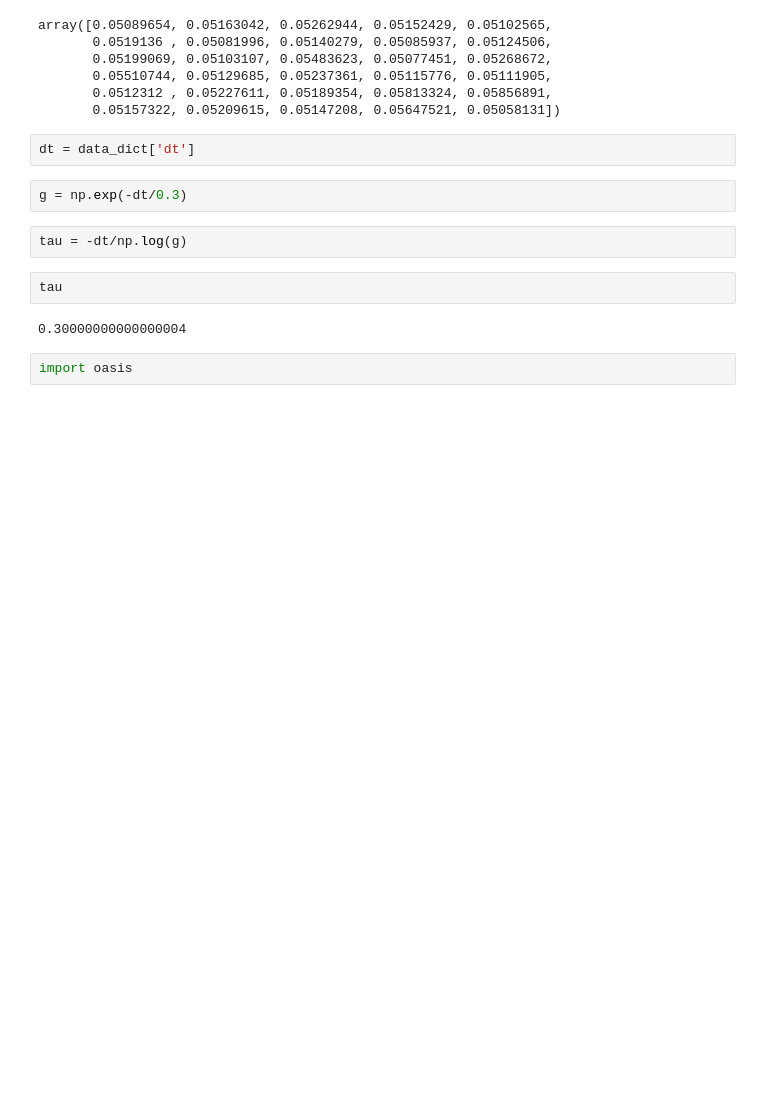
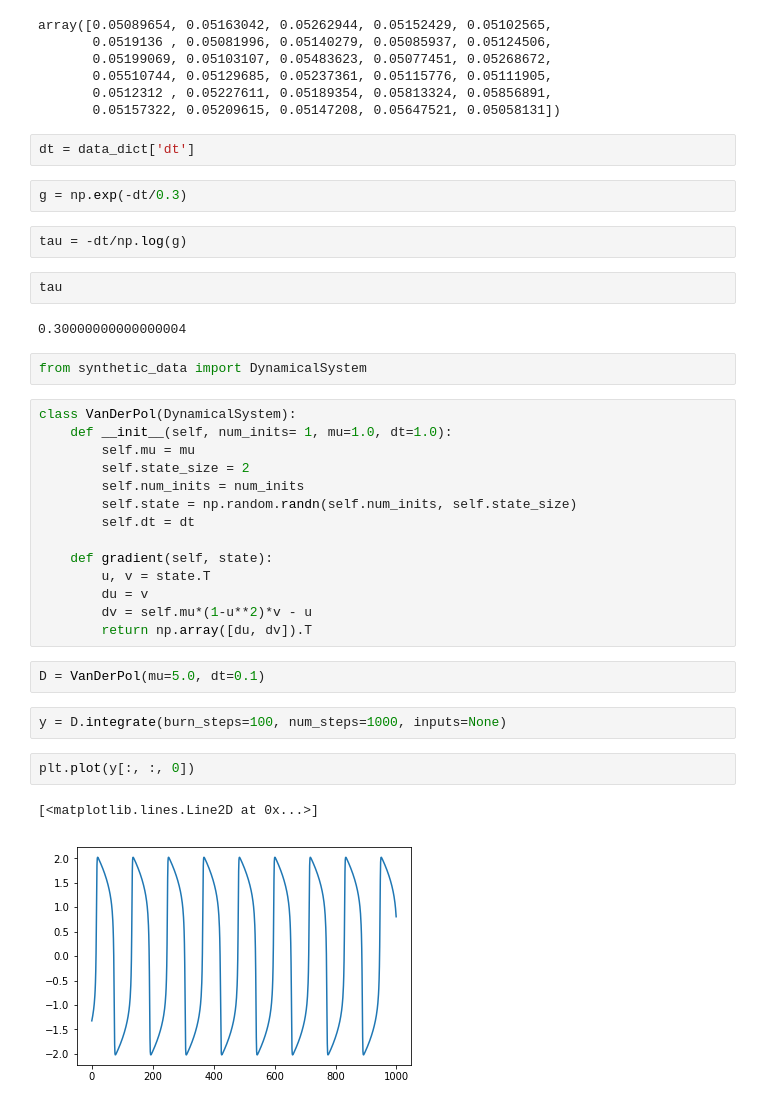
Before and after one commit to lyprince/hierarchical_lfads, a Jupyter notebook: synthetic_data.ipynb, the cells around one changed output. Saved outputs shown, nothing was run; the diff lists cells and outputs as text; blank space fills up the shorter version.

```diff
--- a/synthetic_data.ipynb
+++ b/synthetic_data.ipynb
@@ -327,5 +331,28 @@ tau = -dt/np.log(g)
 tau
 # %% [output]
 0.30000000000000004
-# %%
-import oasis
+# %%
+from synthetic_data import DynamicalSystem
+# %%
+class VanDerPol(DynamicalSystem):
+    def __init__(self, num_inits= 1, mu=1.0, dt=1.0):
+        self.mu = mu
+        self.state_size = 2
+        self.num_inits = num_inits
+        self.state = np.random.randn(self.num_inits, self.state_size)
+        self.dt = dt
+
+    def gradient(self, state):
+        u, v = state.T
+        du = v
+        dv = self.mu*(1-u**2)*v - u
+        return np.array([du, dv]).T
+# %%
+D = VanDerPol(mu=5.0, dt=0.1)
+# %%
+y = D.integrate(burn_steps=100, num_steps=1000, inputs=None)
+# %%
+plt.plot(y[:, :, 0])
+# %% [output]
+[<matplotlib.lines.Line2D at 0x...>]
+[figure, added]
```
Also changed, not shown: parts of 2 cells of this notebook, 3 other files.
